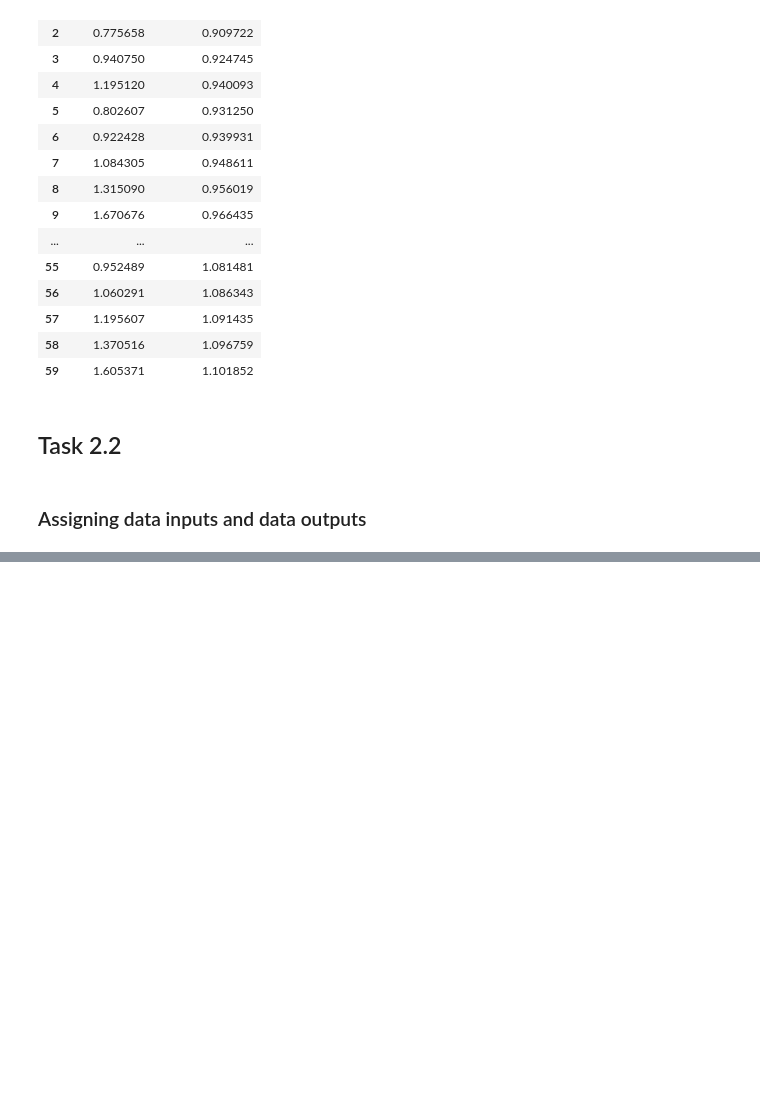
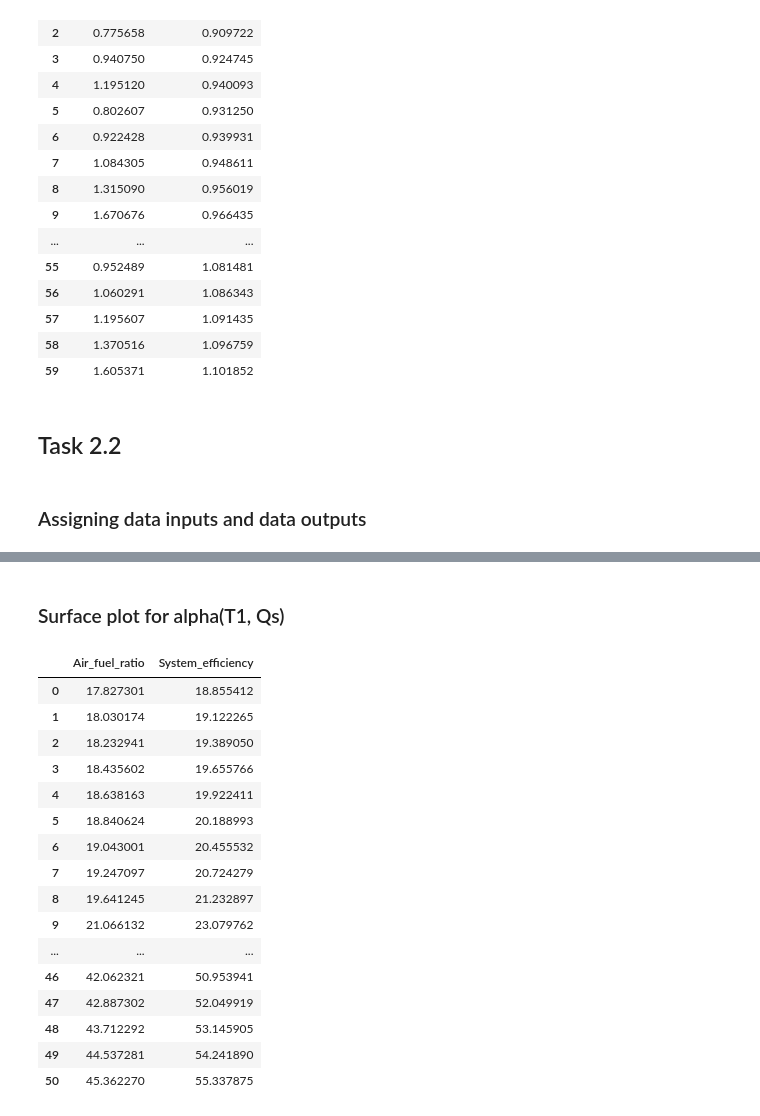
Before and after one commit to shawnkchan/ME249_P2, a Jupyter notebook: CodeP2.4F23.ipynb, the cells around one changed output, grey strips where cells are left out. Drawn from its saved outputs; the diff is of its cells as text; code cells hidden in the pictures; blank space fills up the shorter version.

```diff
--- a/CodeP2.4F23.ipynb
+++ b/CodeP2.4F23.ipynb
@@ -360,0 +415,2 @@ plt.show()
+# %% [markdown]
+### Surface plot for alpha(T1, Qs)
@@ -360,0 +422,35 @@ plt.show()
+# %%
+col1 = list(range(268, 319))  # Values from 268 to 318
+col2 = [0.25] * len(col1)  # Constant value of 0.25 for the same length as col1
+col3 = list(range(500, 2501, 40))  # Values from 500 to 2500
+
+data = pd.DataFrame({
+    'Column1': col1,
+    'Column2': col2,
+    'Column3': col3
+})
+
+data[:5]
+len(data.values)
+
+predictions = model.predict(data.values)
+predictions_df = pd.DataFrame(predictions, columns = ["Air_fuel_ratio", "System_efficiency"])
+predictions_df
+# %% [output]
+|  | Air_fuel_ratio | System_efficiency |
+| 0 | 17.827301 | 18.855412 |
+| 1 | 18.030174 | 19.122265 |
+| 2 | 18.232941 | 19.389050 |
+| 3 | 18.435602 | 19.655766 |
+| 4 | 18.638163 | 19.922411 |
+| 5 | 18.840624 | 20.188993 |
+| 6 | 19.043001 | 20.455532 |
+| 7 | 19.247097 | 20.724279 |
+| 8 | 19.641245 | 21.232897 |
+| 9 | 21.066132 | 23.079762 |
+| ... | ... | ... |
+| 46 | 42.062321 | 50.953941 |
+| 47 | 42.887302 | 52.049919 |
+| 48 | 43.712292 | 53.145905 |
+| 49 | 44.537281 | 54.241890 |
+| 50 | 45.362270 | 55.337875 |
```
Also changed, not shown: parts of 16 cells of this notebook.
